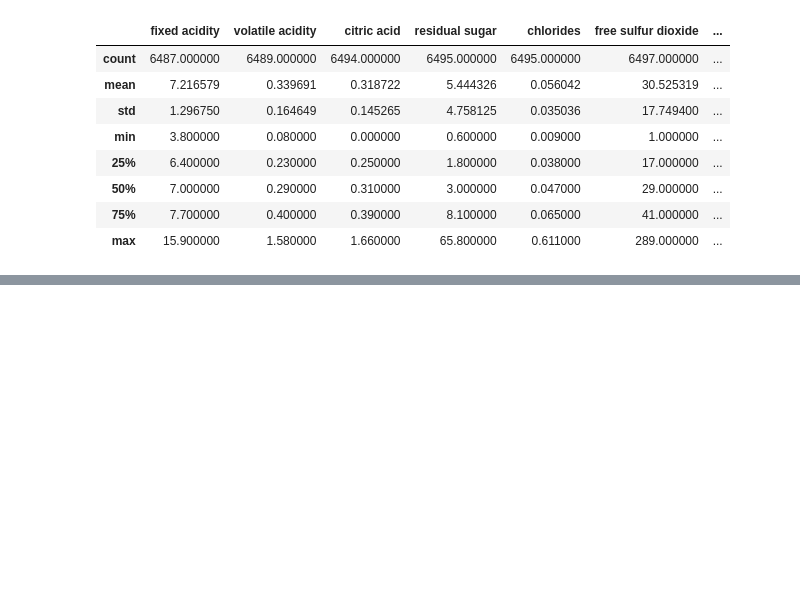
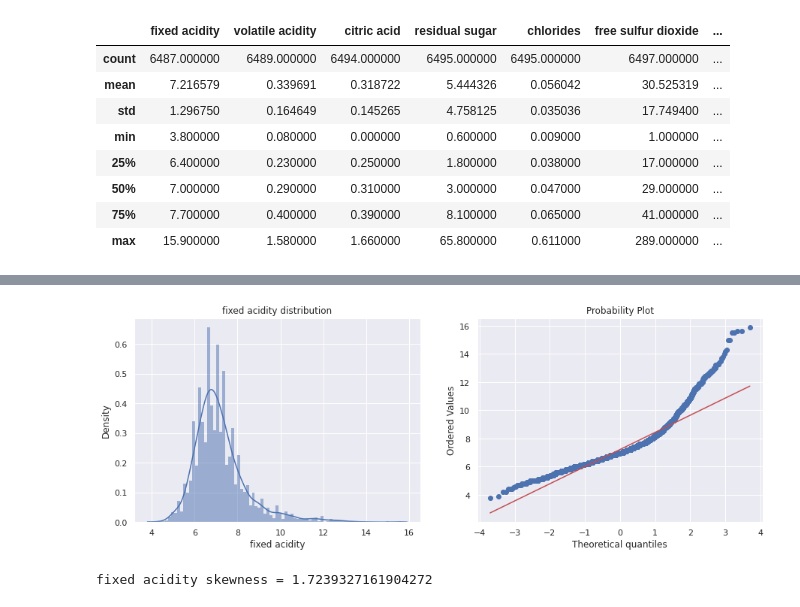
Before and after one commit to OSWA00/Wine-quality-predictor, a Jupyter notebook: notebooks/data_analysis.ipynb, the cells around one changed output, grey strips where cells are left out. Saved outputs shown, nothing was run; the diff lists cells and outputs as text; code cells hidden in the pictures; blank space fills up the shorter version.

```diff
--- a/notebooks/data_analysis.ipynb
+++ b/notebooks/data_analysis.ipynb
@@ -73,0 +144,19 @@ df_raw.describe()
+# %%
+def plot_feature_distribution(df : pd.DataFrame(), feature : str) -> None:
+    f, ax = plt.subplots(1, 2, figsize=(15, 5))
+
+    # Histogram
+    sns.histplot(df[feature], kde=True, stat='density', linewidth=0, ax=ax[0]).set(title=f'{feature} distribution')
+
+    #Probability plot
+    probplot(df[feature], plot=ax[1])
+
+    plt.show()
+    print(f'{feature} skewness = {skew(df[feature])}')
+# %%
+numeric_features = df_raw.select_dtypes(include=np.number).columns.tolist()
+for feature in numeric_features:
+    plot_feature_distribution(df_raw, feature)
+# %% [output]
+[figure, added]
+fixed acidity skewness = 1.7239327161904272
```
Also changed, not shown: parts of 13 cells of this notebook.
